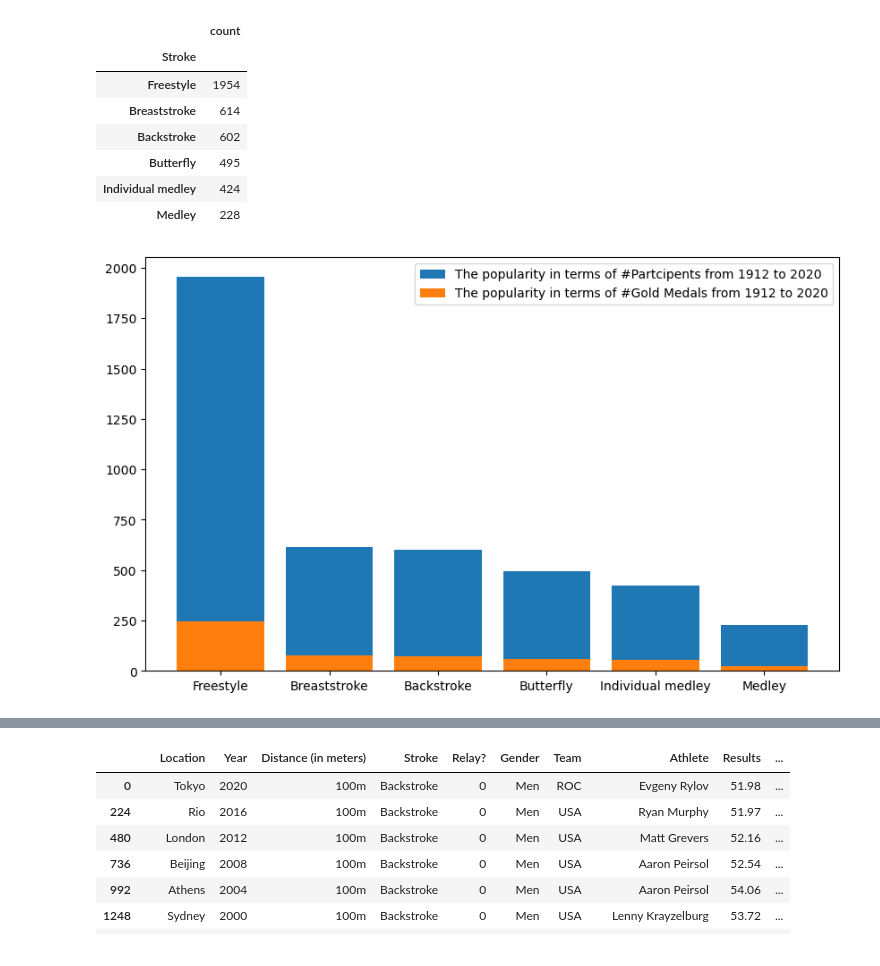
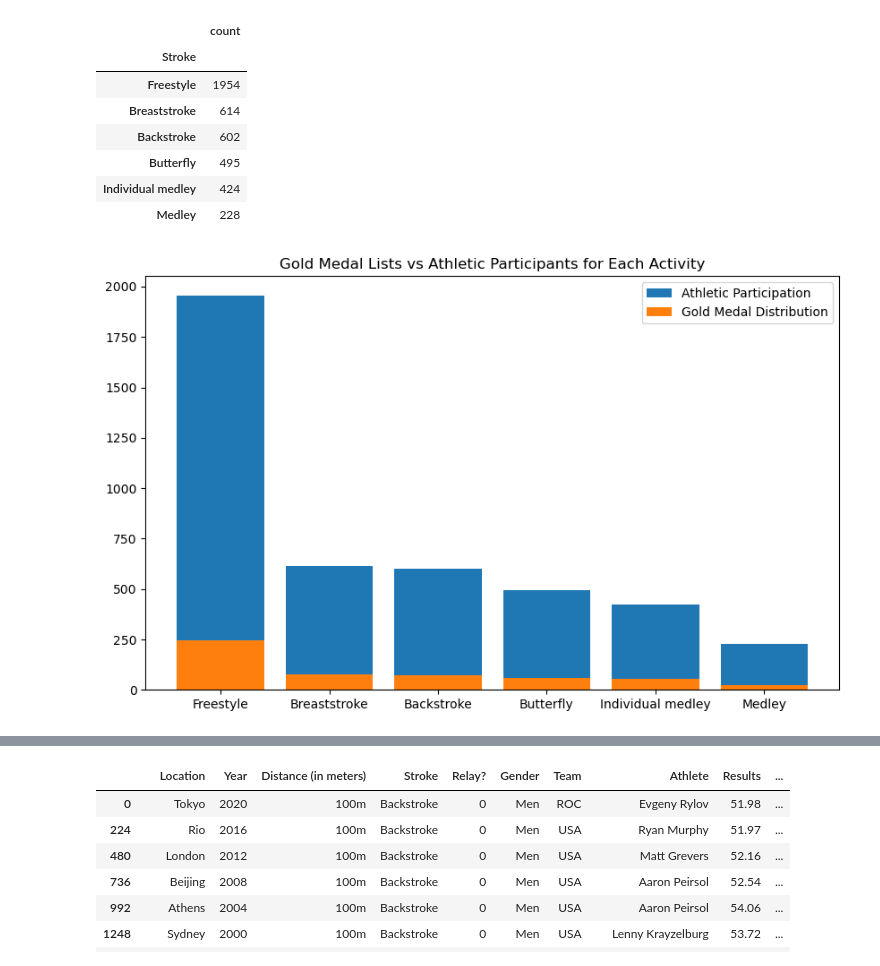
Before and after one commit to kkuria1/Olympic-swimming-analysis, a Jupyter notebook: Swimming_start.ipynb, the cells around one changed output, grey strips where cells are left out. Cells and saved outputs as stored; diff of their text form; code cells hidden in the pictures.

Commit message:
correct title and syntex

```diff
--- a/Swimming_start.ipynb
+++ b/Swimming_start.ipynb
@@ -196,9 +208,10 @@ popularity_df
 | Medley | 228 |
 # %%
 plt.figure(figsize=(10, 6))
-plt.bar(popularity_df.index, popularity_df["count"], label="The popularity in terms of #Partcipents from 1912 to 2020")
-plt.bar(popularity_df.index, popularity_gold_df["count"],label="The popularity in terms of #Gold Medals from 1912 to 2020")
+plt.title("Gold Medal Lists vs Athletic Participants for Each Activity")
+plt.bar(popularity_df.index, popularity_df["count"], label="Athletic Participation")
+plt.bar(popularity_df.index, popularity_gold_df["count"],label="Gold Medal Distribution")
 plt.legend(loc="best")
 plt.show()
 # %% [output]
-[figure, old version]
+[figure, new version]
```
Also changed, not shown: parts of 14 cells of this notebook, 1 other file.
